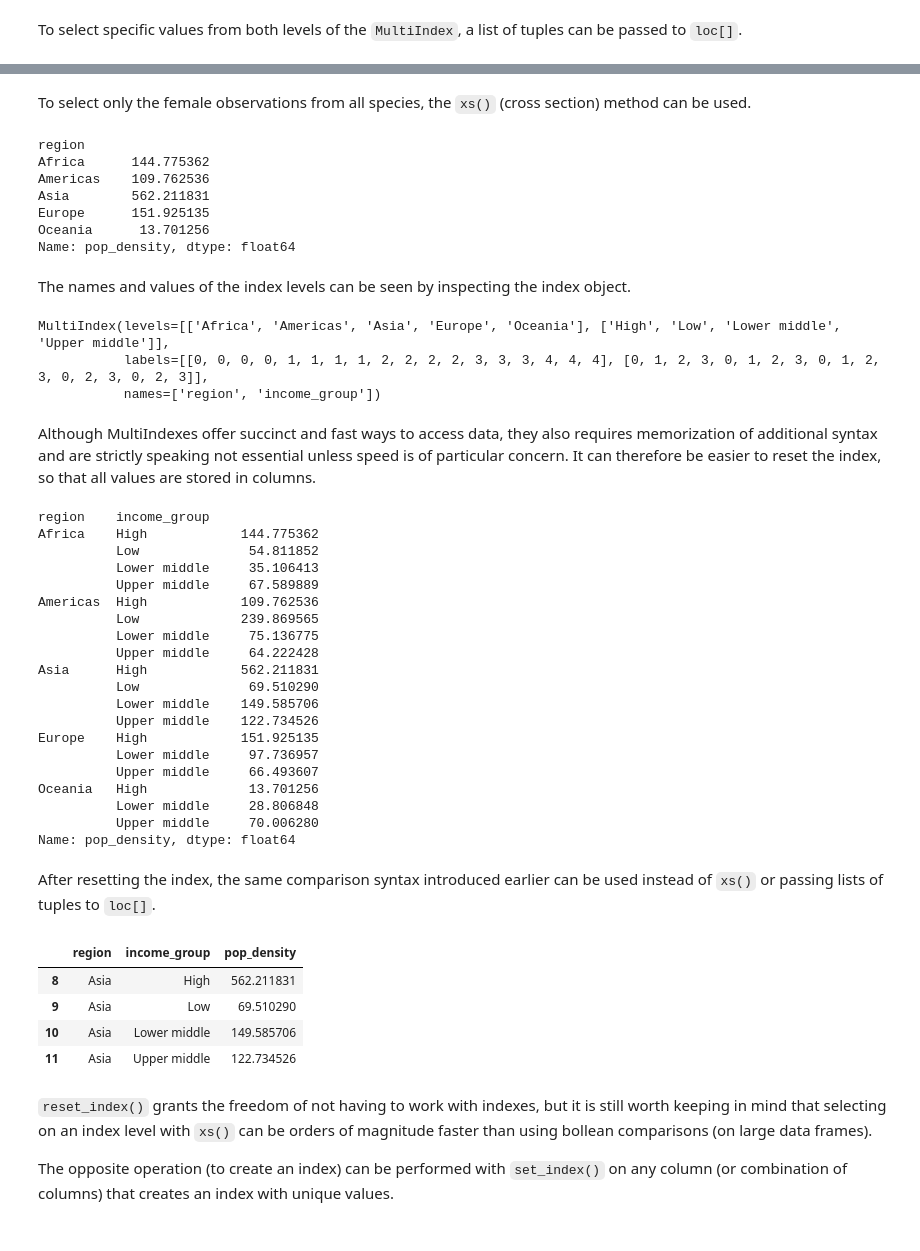
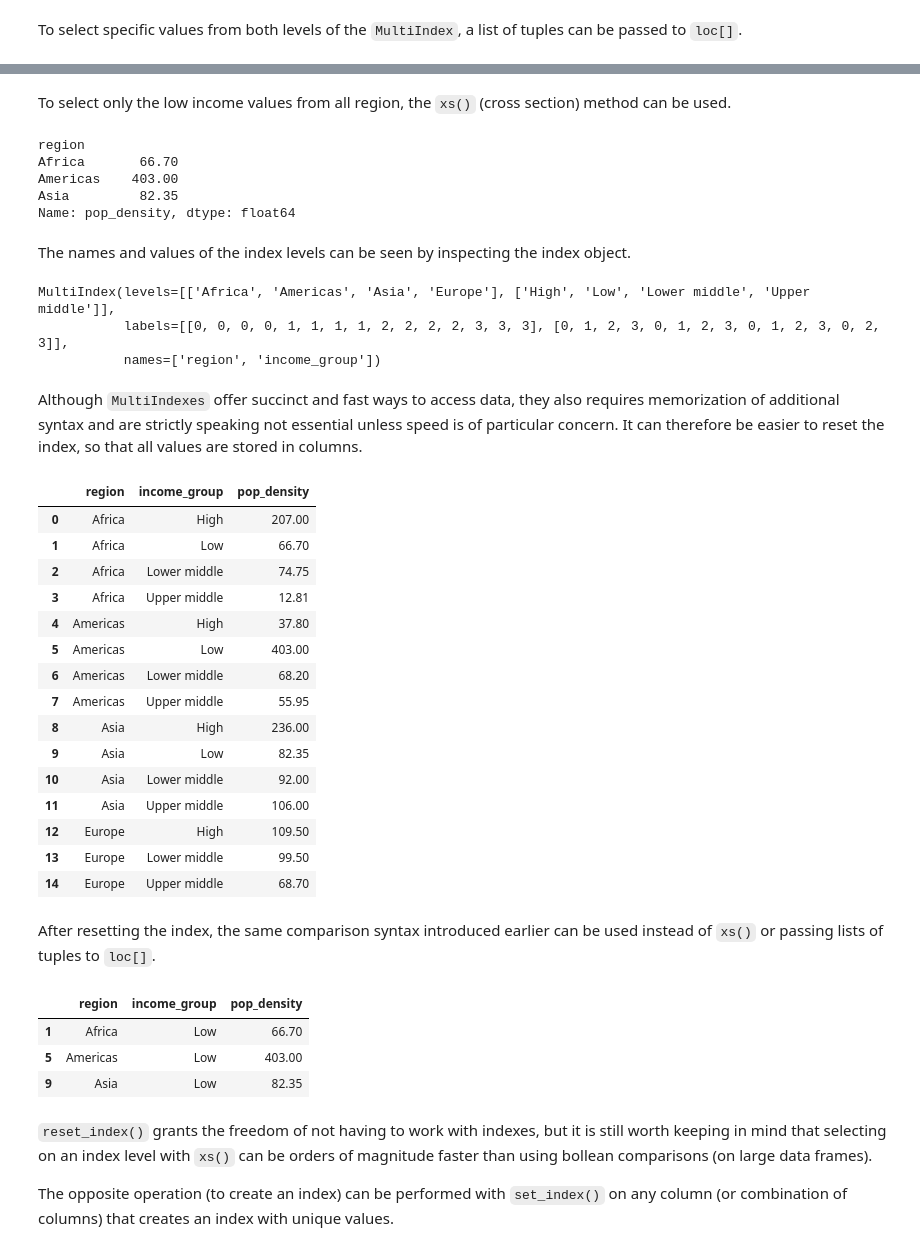
Before and after one commit to UofTCoders/2018-09-10-utoronto, a Jupyter notebook: code/2-dataframes-gapminder.ipynb, the cells around one changed output, grey strips where cells are left out. Drawn from its saved outputs; the diff is of its cells as text; code cells hidden in the pictures.

Commit message:
Fix minor things from start until multiple aggregation section

```diff
--- a/code/2-dataframes-gapminder.ipynb
+++ b/code/2-dataframes-gapminder.ipynb
@@ -975,5 +981,4 @@ Groups can also be created from multiple columns, e.g. it could be interesting t
 # %%
-avg_density_sub = world_data.groupby(['region', 'income_group'])['pop_density'].mean()
-avg_density_sub
+world_data_2018.groupby(['region', 'income_group'])['pop_density'].median()
 # %% [output]
 region    income_group
@@ -1022,61 +1024,54 @@ Americas  High            109.762536
 Name: pop_density, dtype: float64
 # %% [markdown]
-To select only the female observations from all species, the `xs()` (cross section) method can be used.
+To select only the low income values from all region, the `xs()` (cross section) method can be used.
 # %%
-avg_density_sub.xs('High', level='income_group')
+avg_density_sub.xs('Low', level='income_group')
 # %% [output]
 region
-Africa      144.775362
-Americas    109.762536
-Asia        562.211831
-Europe      151.925135
-Oceania      13.701256
+Africa       66.70
+Americas    403.00
+Asia         82.35
 Name: pop_density, dtype: float64
 # %% [markdown]
 The names and values of the index levels can be seen by inspecting the index object.
 # %%
 avg_density_sub.index
 # %% [output]
-MultiIndex(levels=[['Africa', 'Americas', 'Asia', 'Europe', 'Oceania'], ['High', 'Low', 'Lower middle', 'Upper middle']],
-           labels=[[0, 0, 0, 0, 1, 1, 1, 1, 2, 2, 2, 2, 3, 3, 3, 4, 4, 4], [0, 1, 2, 3, 0, 1, 2, 3, 0, 1, 2, 3, 0, 2, 3, 0, 2, 3]],
+MultiIndex(levels=[['Africa', 'Americas', 'Asia', 'Europe'], ['High', 'Low', 'Lower middle', 'Upper middle']],
+           labels=[[0, 0, 0, 0, 1, 1, 1, 1, 2, 2, 2, 2, 3, 3, 3], [0, 1, 2, 3, 0, 1, 2, 3, 0, 1, 2, 3, 0, 2, 3]],
            names=['region', 'income_group'])
 # %% [markdown]
-Although MultiIndexes offer succinct and fast ways to access data, they also requires memorization of additional syntax and are strictly speaking not essential unless speed is of particular concern. It can therefore be easier to reset the index, so that all values are stored in columns.
+Although `MultiIndexes` offer succinct and fast ways to access data, they also requires memorization of additional syntax and are strictly speaking not essential unless speed is of particular concern. It can therefore be easier to reset the index, so that all values are stored in columns.
 # %%
 avg_density_sub_res = avg_density_sub.reset_index()
-avg_density_sub
+avg_density_sub_res
 # %% [output]
-region    income_group
-Africa    High            144.775362
-          Low              54.811852
-          Lower middle     35.106413
-          Upper middle     67.589889
-Americas  High            109.762536
-          Low             239.869565
-          Lower middle     75.136775
-          Upper middle     64.222428
-Asia      High            562.211831
-          Low              69.510290
-          Lower middle    149.585706
-          Upper middle    122.734526
-Europe    High            151.925135
-          Lower middle     97.736957
-          Upper middle     66.493607
-Oceania   High             13.701256
-          Lower middle     28.806848
-          Upper middle     70.006280
-Name: pop_density, dtype: float64
+|  | region | income_group | pop_density |
+| 0 | Africa | High | 207.00 |
+| 1 | Africa | Low | 66.70 |
+| 2 | Africa | Lower middle | 74.75 |
+| 3 | Africa | Upper middle | 12.81 |
+| 4 | Americas | High | 37.80 |
+| 5 | Americas | Low | 403.00 |
+| 6 | Americas | Lower middle | 68.20 |
+| 7 | Americas | Upper middle | 55.95 |
+| 8 | Asia | High | 236.00 |
+| 9 | Asia | Low | 82.35 |
+| 10 | Asia | Lower middle | 92.00 |
+| 11 | Asia | Upper middle | 106.00 |
+| 12 | Europe | High | 109.50 |
+| 13 | Europe | Lower middle | 99.50 |
+| 14 | Europe | Upper middle | 68.70 |
 # %% [markdown]
 After resetting the index, the same comparison syntax introduced earlier can be used instead of `xs()` or passing lists of tuples to `loc[]`.
 # %%
-asia_pop_density = avg_density_sub_res.loc[avg_density_sub_res['region'] == 'Asia']
+asia_pop_density = avg_density_sub_res.loc[avg_density_sub_res['income_group'] == 'Low']
 asia_pop_density
 # %% [output]
 |  | region | income_group | pop_density |
-| 8 | Asia | High | 562.211831 |
-| 9 | Asia | Low | 69.510290 |
-| 10 | Asia | Lower middle | 149.585706 |
-| 11 | Asia | Upper middle | 122.734526 |
+| 1 | Africa | Low | 66.70 |
+| 5 | Americas | Low | 403.00 |
+| 9 | Asia | Low | 82.35 |
 # %% [markdown]
 `reset_index()` grants the freedom of not having to work with indexes, but it is still worth keeping in mind that selecting on an index level with `xs()` can be orders of magnitude faster than using bollean comparisons (on large data frames).
 
```
Also changed, not shown: parts of 45 cells of this notebook.
